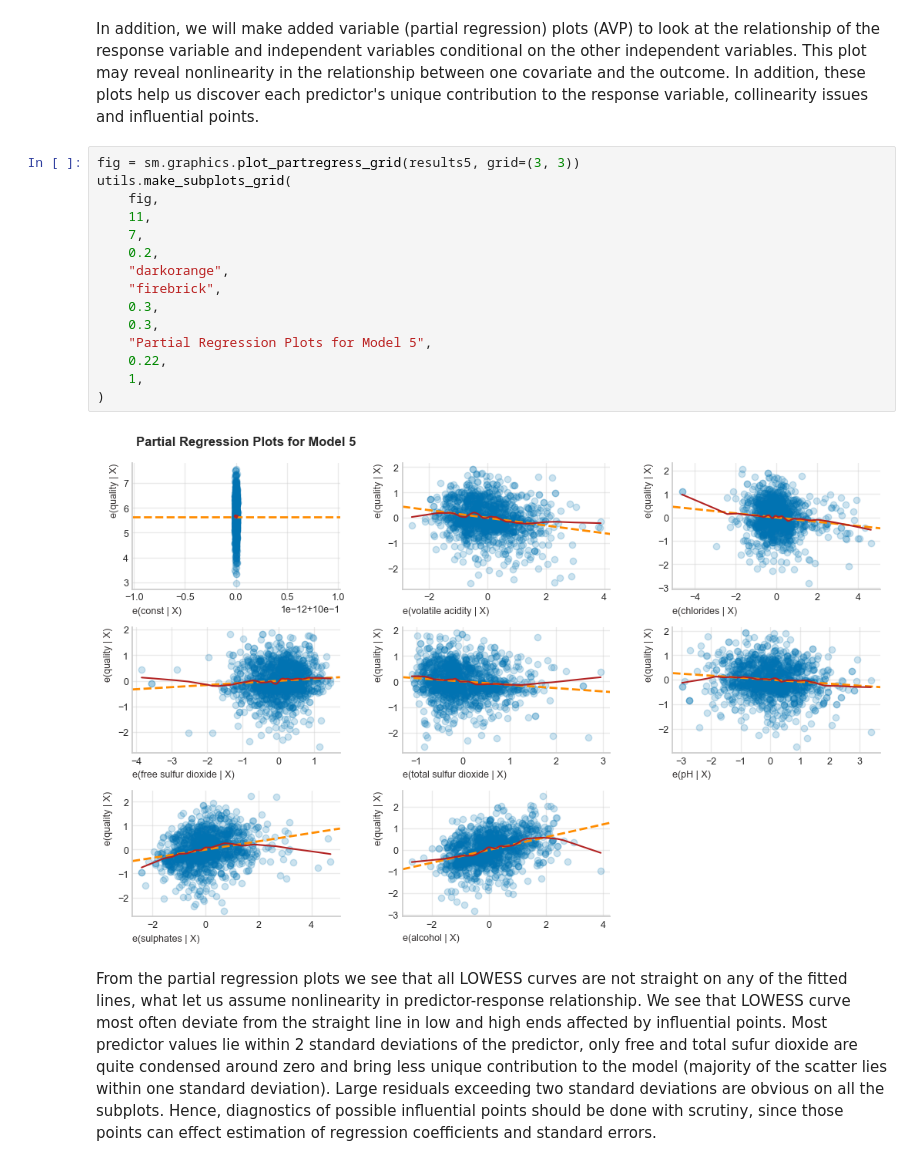
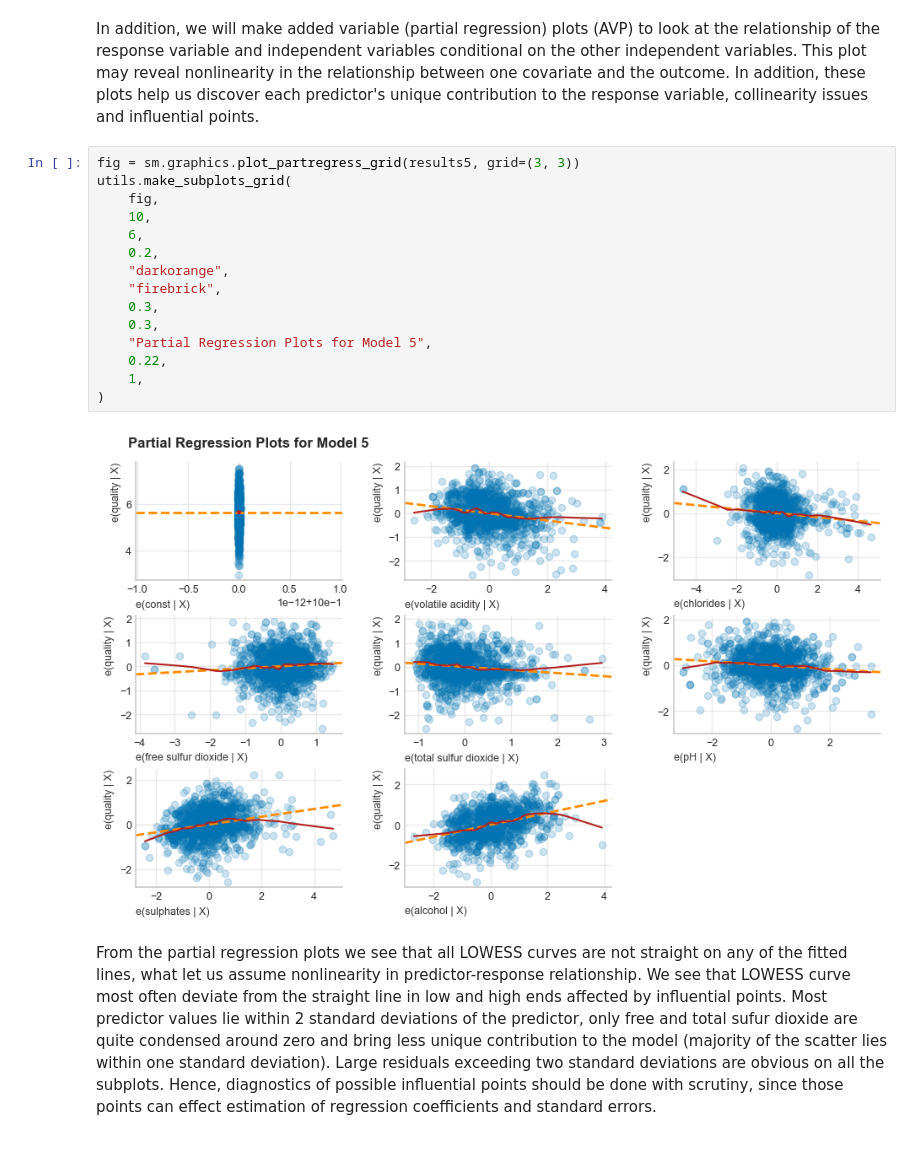
Before and after one commit to Gintare1985/Red-Wine-Quality-Project, a Jupyter notebook: notebooks/Red_wine_quality_analysis.ipynb, the cells around one changed output. Drawn from its saved outputs; the diff is of its cells as text.

```diff
--- a/notebooks/Red_wine_quality_analysis.ipynb
+++ b/notebooks/Red_wine_quality_analysis.ipynb
@@ -1261,20 +1274,20 @@ In addition, we will make added variable (partial regression) plots (AVP) to loo
 # %%
 fig = sm.graphics.plot_partregress_grid(results5, grid=(3, 3))
 utils.make_subplots_grid(
     fig,
-    11,
-    7,
+    10,
+    6,
     0.2,
     "darkorange",
     "firebrick",
     0.3,
     0.3,
     "Partial Regression Plots for Model 5",
     0.22,
     1,
 )
 # %% [output]
-[figure, old version]
+[figure, new version]
 # %% [markdown]
 From the partial regression plots we see that all LOWESS curves are not straight on any of the fitted lines, what let us assume nonlinearity in predictor-response relationship. We see that LOWESS curve most often deviate from the straight line in low and high ends affected by influential points. Most predictor values lie within 2 standard deviations of the predictor, only free and total sufur dioxide are quite condensed around zero and bring less unique contribution to the model (majority of the scatter lies within one standard deviation). Large residuals exceeding two standard deviations are obvious on all the subplots. Hence, diagnostics of possible influential points should be done with scrutiny, since those points can effect estimation of regression coefficients and standard errors.
 
```
Also changed, not shown: parts of 61 cells of this notebook, 2 other files.
